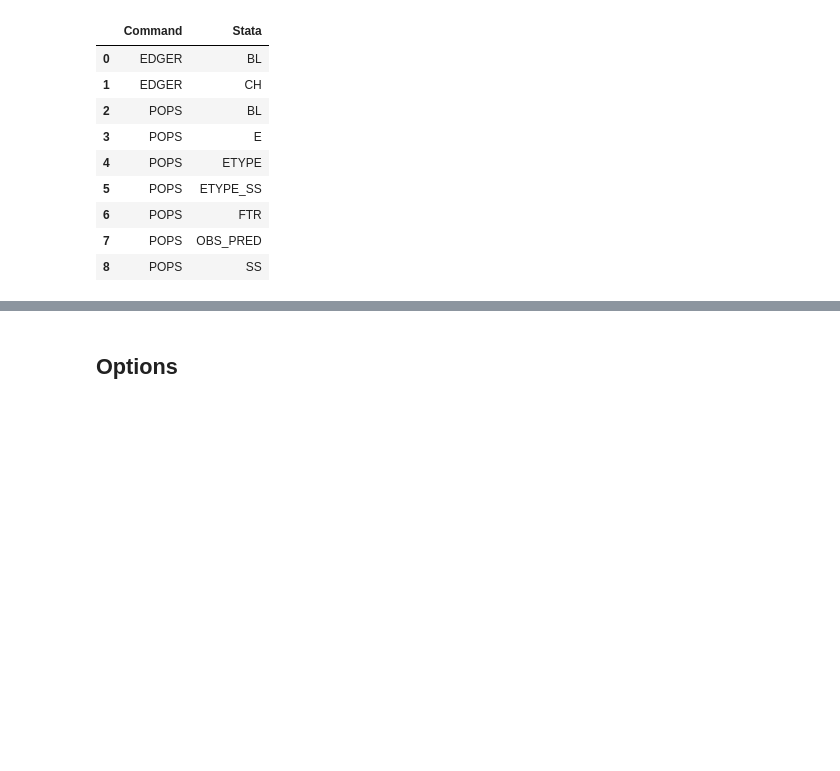
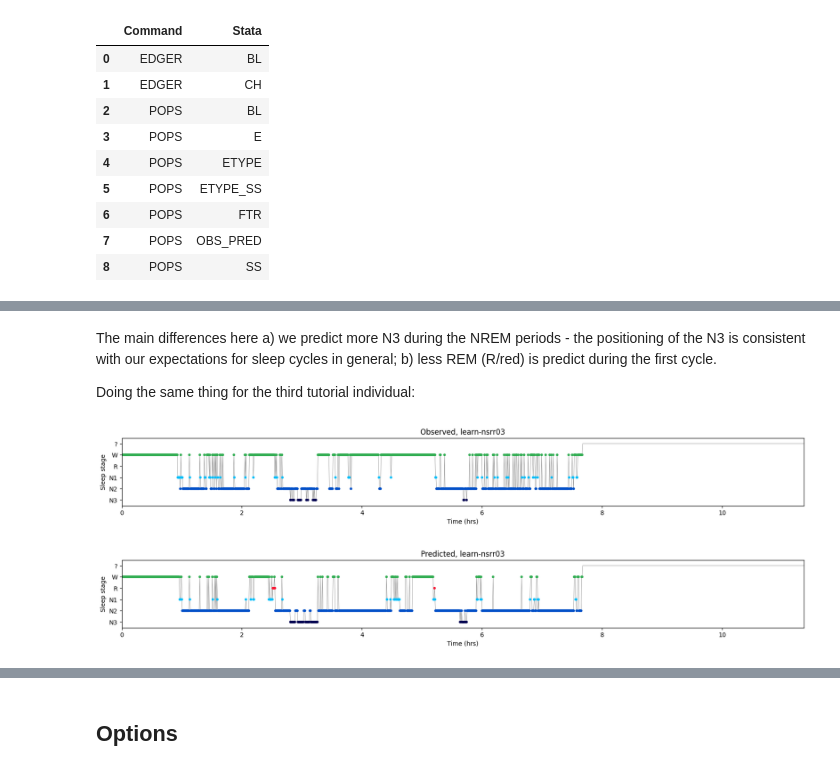
Before and after one commit to remnrem/luna-api-notebooks, a Jupyter notebook: 03_staging.ipynb, the cells around one changed output, grey strips where cells are left out. Saved outputs shown, nothing was run; the diff lists cells and outputs as text; code cells hidden in the pictures; blank space fills up the shorter version.

```diff
--- a/03_staging.ipynb
+++ b/03_staging.ipynb
@@ -184,0 +256,13 @@ proj.table( 'POPS' )
+# %% [markdown]
+The main differences here a) we predict more N3 during the NREM periods - the positioning of the N3 is consistent with our expectations for sleep cycles in general; b) less REM (R/red) is predict during the first cycle.
+
+Doing the same thing for the third tutorial individual:
+# %%
+df3 = stgs[ stgs['ID'] == 'learn-nsrr03' ]
+lp.hypno( df3[ 'PRIOR' ] , title = "Observed, learn-nsrr03" )
+# %% [output]
+[figure, added]
+# %%
+lp.hypno( df3[ 'PRED' ] , title = "Predicted, learn-nsrr03" )
+# %% [output]
+[figure, added]
```
Also changed, not shown: parts of 70 cells of this notebook, 6 other files.
